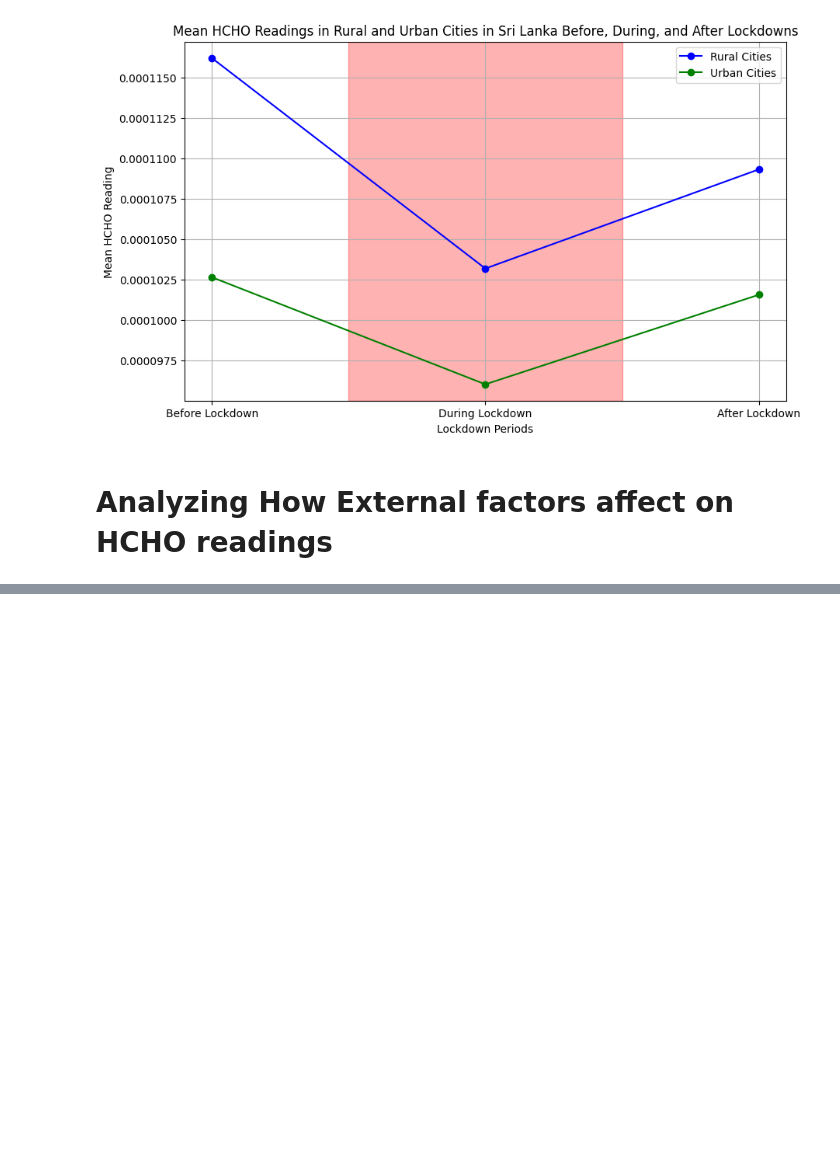
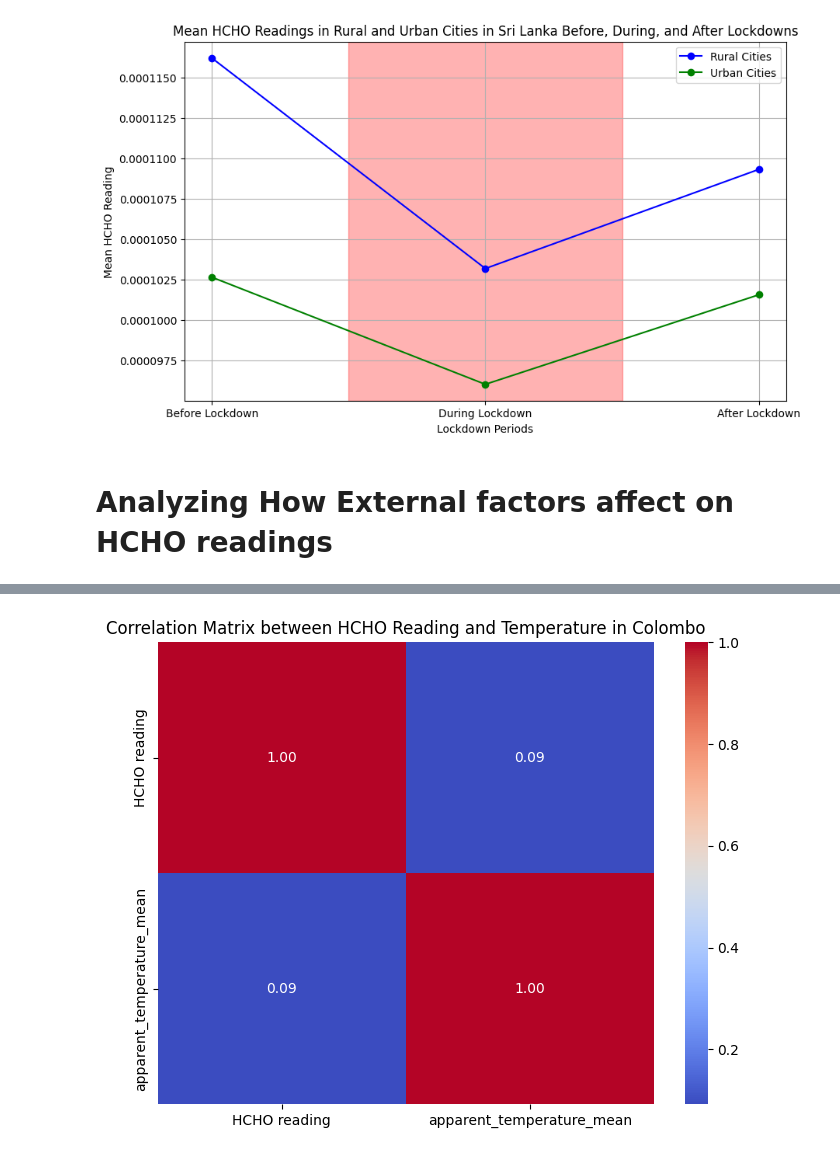
Before and after one commit to VanujaDesilva/Analyzing-HCHO-Gas-Levels-in-Sri-Lanka, a Jupyter notebook: Spatio-Temporal Analysis.ipynb, the cells around one changed output, grey strips where cells are left out. Drawn from its saved outputs; the diff is of its cells as text; code cells hidden in the pictures; blank space fills up the shorter version.

```diff
--- a/Spatio-Temporal Analysis.ipynb
+++ b/Spatio-Temporal Analysis.ipynb
@@ -264,0 +392,4 @@ wether_df = pd.read_csv("DataSets/kan_out")
+# %%
+# Filter the weather data for the Colombo city
+colombo_weather = weather_df[weather_df['city'] == 'Colombo']
+colombo_weather
@@ -264,0 +410,17 @@ wether_df = pd.read_csv("DataSets/kan_out")
+# %%
+# Merge HCHO readings and weather data on month and year
+merged_df = pd.merge(colombo_df, colombo_weather, on=['month', 'year'])
+
+# Select relevant columns for correlation matrix
+correlation_data = merged_df[['HCHO reading','apparent_temperature_mean']]
+
+# Compute correlation matrix
+correlation_matrix = correlation_data.corr()
+
+# Plot correlation matrix as a heatmap
+plt.figure(figsize=(8, 6))
+sns.heatmap(correlation_matrix, annot=True, cmap='coolwarm', fmt=".2f", annot_kws={"size": 10})
+plt.title('Correlation Matrix between HCHO Reading and Temperature in Colombo (Urban city)')
+plt.show()
+# %% [output]
+[figure, added]
```
Also changed, not shown: parts of 22 cells of this notebook.
